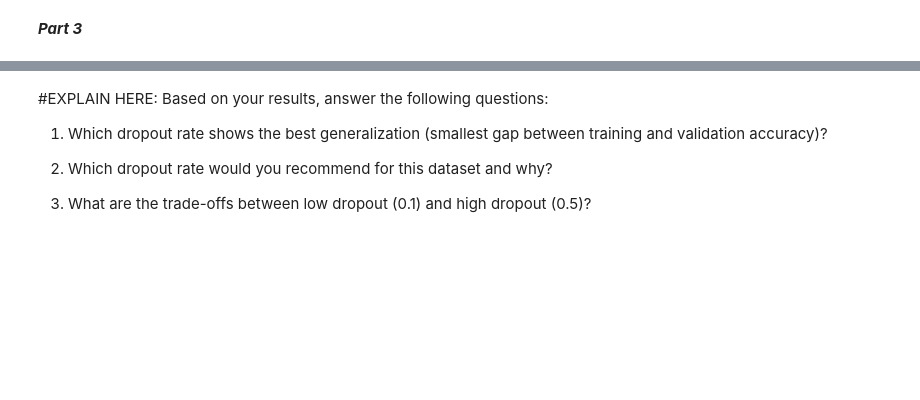
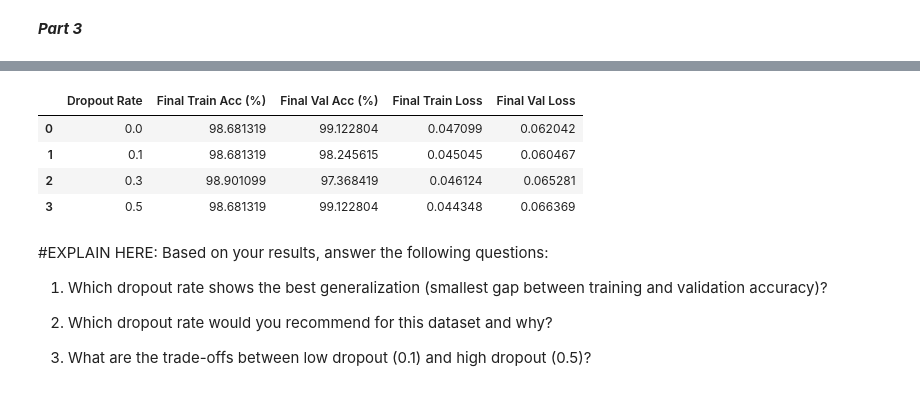
Before and after one commit to MahadAhmed25/4AL3, a Jupyter notebook: assignments/A3/Assignment3_starter.ipynb, the cells around one changed output, grey strips where cells are left out. Saved outputs shown, nothing was run; the diff lists cells and outputs as text; code cells hidden in the pictures; blank space fills up the shorter version.

```diff
--- a/assignments/A3/Assignment3_starter.ipynb
+++ b/assignments/A3/Assignment3_starter.ipynb
@@ -550,18 +634,30 @@ plt.show()
 # %%
 # CODE HERE: Create a summary dataframe with the following columns:
 
 dropout_summary = {
     'Dropout Rate': [],
     'Final Train Acc (%)': [],
     'Final Val Acc (%)': [],
     'Final Train Loss': [],
     'Final Val Loss': []
 }
 
-# CODE HERE: Fill the summary dictionary by looping through DROPOUT_RATES
+
+for rate, results in dropout_results.items():
+    dropout_summary['Dropout Rate'].append(rate)
+    dropout_summary['Final Train Acc (%)'].append(results['train_accs'][-1] * 100)
+    dropout_summary['Final Val Acc (%)'].append(results['val_accs'][-1] * 100)
+    dropout_summary['Final Train Loss'].append(results['train_losses'][-1])
+    dropout_summary['Final Val Loss'].append(results['val_losses'][-1])
 
 dropout_df = pd.DataFrame(dropout_summary)
 display(dropout_df)
+# %% [output]
+|  | Dropout Rate | Final Train Acc (%) | Final Val Acc (%) | Final Train Loss | Final Val Loss |
+| 0 | 0.0 | 98.681319 | 99.122804 | 0.047099 | 0.062042 |
+| 1 | 0.1 | 98.681319 | 98.245615 | 0.045045 | 0.060467 |
+| 2 | 0.3 | 98.901099 | 97.368419 | 0.046124 | 0.065281 |
+| 3 | 0.5 | 98.681319 | 99.122804 | 0.044348 | 0.066369 |
 # %% [markdown]
 #EXPLAIN HERE: Based on your results, answer the following questions:
 
```
Also changed, not shown: parts of 6 cells of this notebook.
